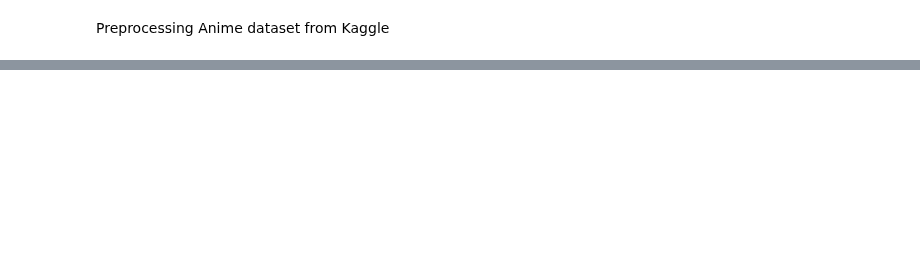
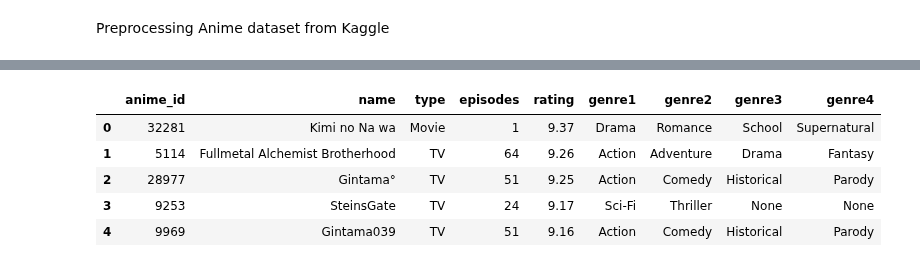
Before and after one commit to Haaris-Syed/AnimeRecommender, a Jupyter notebook: AnimeDataset-Preprocessing.ipynb, the cells around one changed output, grey strips where cells are left out. Cells and saved outputs as stored; diff of their text form; code cells hidden in the pictures; blank space fills up the shorter version.

```diff
--- a/AnimeDataset-Preprocessing.ipynb
+++ b/AnimeDataset-Preprocessing.ipynb
@@ -30,0 +202,5 @@ print(len(user_ratings_df))
+# %%
+# considering only first four genres columns to limit the dimensions
+genres = genres.iloc[:,:4]
+genres.columns = ['genre1', 'genre2', 'genre3','genre4']
+genres.head()
@@ -30,0 +214,15 @@ print(len(user_ratings_df))
+# %%
+updated_rating = anime_df.copy()
+
+# removing the singular genre column to assign a column to each specific genre which
+# will be useful when calculating similarity later on
+updated_rating = updated_rating.drop('genre', axis=1)
+updated_rating = pd.concat([updated_rating, genres], axis=1)
+updated_rating.head()
+# %% [output]
+|  | anime_id | name | type | episodes | rating | genre1 | genre2 | genre3 | genre4 |
+| 0 | 32281 | Kimi no Na wa | Movie | 1 | 9.37 | Drama | Romance | School | Supernatural |
+| 1 | 5114 | Fullmetal Alchemist Brotherhood | TV | 64 | 9.26 | Action | Adventure | Drama | Fantasy |
+| 2 | 28977 | Gintama° | TV | 51 | 9.25 | Action | Comedy | Historical | Parody |
+| 3 | 9253 | SteinsGate | TV | 24 | 9.17 | Sci-Fi | Thriller | None | None |
+| 4 | 9969 | Gintama039 | TV | 51 | 9.16 | Action | Comedy | Historical | Parody |
```
Also changed, not shown: parts of 31 cells of this notebook.
